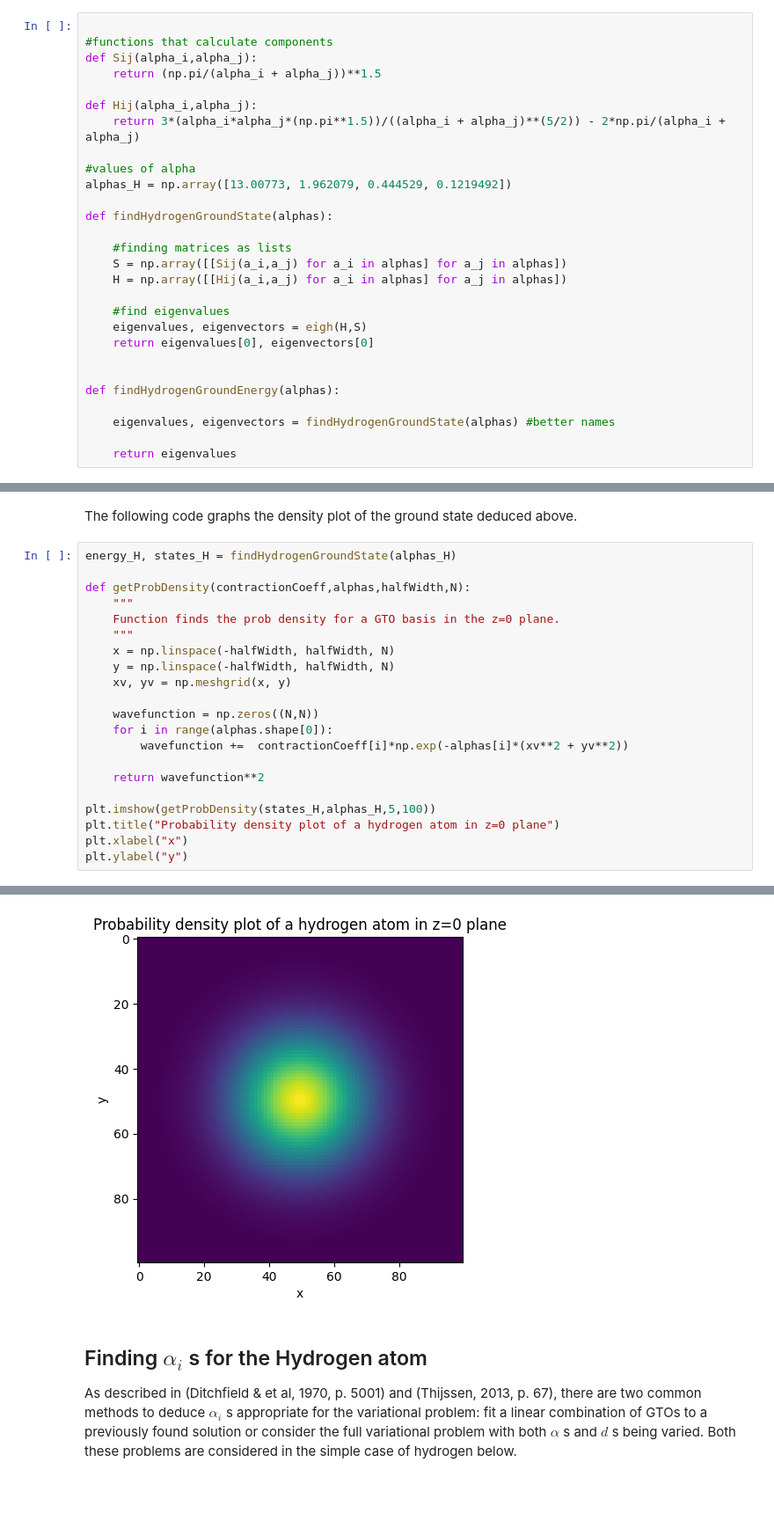
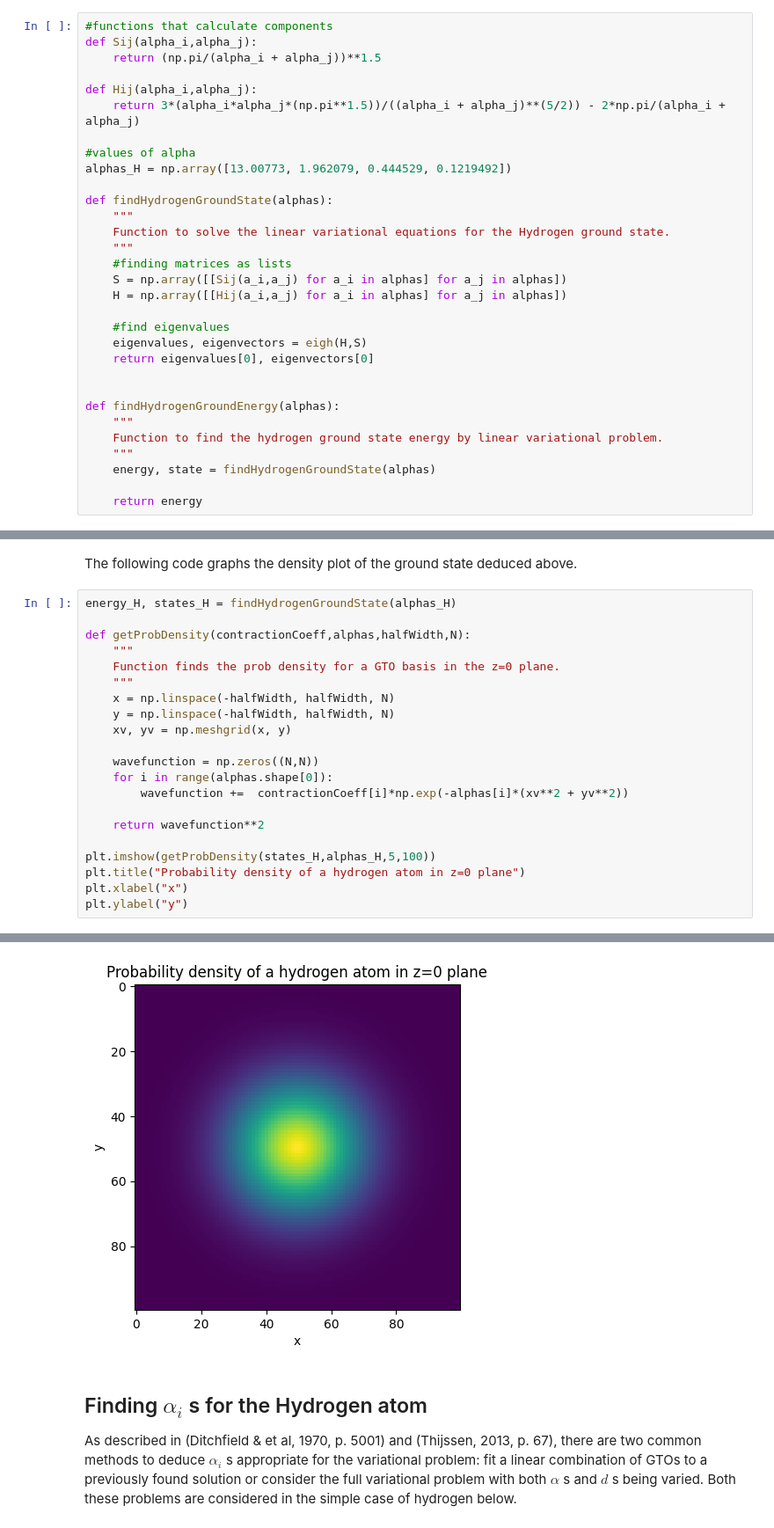
Before and after one commit to Williame33445/physics-projects, a Jupyter notebook: variational-principle/variational-principle.ipynb, the cells around one changed output, grey strips where cells are left out. Shown: that part at 88% size. Cells and saved outputs as stored; diff of their text form; blank space fills up the shorter version.

Commit message:
finished variational principle code, removed ase code

```diff
--- a/variational-principle/variational-principle.ipynb
+++ b/variational-principle/variational-principle.ipynb
@@ -59,7 +58,6 @@ from scipy.optimize import fmin
 import matplotlib.pyplot as plt
 from scipy.special import erfc
 # %%
-
 #functions that calculate components
 def Sij(alpha_i,alpha_j):
     return (np.pi/(alpha_i + alpha_j))**1.5
@@ -71,7 +69,9 @@ def Hij(alpha_i,alpha_j):
 alphas_H = np.array([13.00773, 1.962079, 0.444529, 0.1219492])
 
 def findHydrogenGroundState(alphas):
-
+    """
+    Function to solve the linear variational equations for the Hydrogen ground state.
+    """
     #finding matrices as lists
     S = np.array([[Sij(a_i,a_j) for a_i in alphas] for a_j in alphas])
     H = np.array([[Hij(a_i,a_j) for a_i in alphas] for a_j in alphas])
@@ -82,10 +82,12 @@ def findHydrogenGroundState(alphas):
 
 
 def findHydrogenGroundEnergy(alphas):
+    """
+    Function to find the hydrogen ground state energy by linear variational problem.
+    """
+    energy, state = findHydrogenGroundState(alphas)
 
-    eigenvalues, eigenvectors = findHydrogenGroundState(alphas) #better names
-
-    return eigenvalues
+    return energy
 # %%
 #ground state calculation
 groundEnergy = findHydrogenGroundEnergy(alphas_H)
@@ -97,27 +99,27 @@ The following code graphs the density plot of the ground state deduced above.
 # %%
 energy_H, states_H = findHydrogenGroundState(alphas_H)
 
 def getProbDensity(contractionCoeff,alphas,halfWidth,N):
     """
     Function finds the prob density for a GTO basis in the z=0 plane.
     """
     x = np.linspace(-halfWidth, halfWidth, N)
     y = np.linspace(-halfWidth, halfWidth, N)
     xv, yv = np.meshgrid(x, y)
 
     wavefunction = np.zeros((N,N))
     for i in range(alphas.shape[0]):
         wavefunction +=  contractionCoeff[i]*np.exp(-alphas[i]*(xv**2 + yv**2))
 
     return wavefunction**2
 
 plt.imshow(getProbDensity(states_H,alphas_H,5,100))
-plt.title("Probability density plot of a hydrogen atom in z=0 plane")
+plt.title("Probability density of a hydrogen atom in z=0 plane")
 plt.xlabel("x")
 plt.ylabel("y")
 # %% [output]
 Text(0, 0.5, 'y')
-[figure, old version]
+[figure, new version]
 # %% [markdown]
 ## Finding $\alpha_i$ s for the Hydrogen atom
 
```
Also changed, not shown: parts of 7 cells of this notebook, 1 other file.
